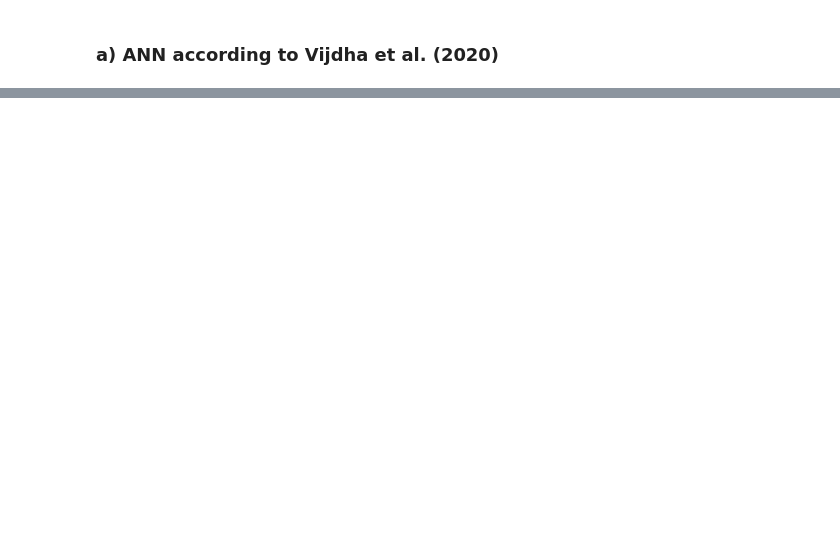
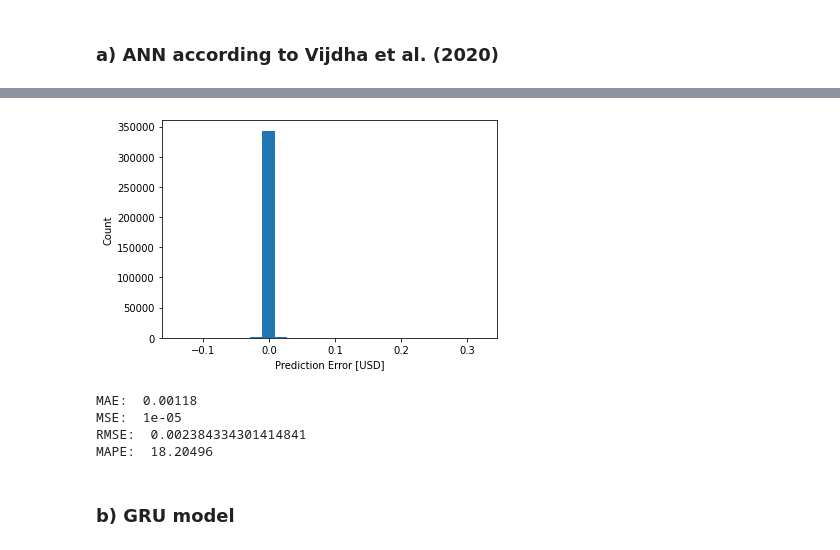
Before and after one commit to Sylvariane/Kaggle_cryptocurrencies_forecasting, a Jupyter notebook: P08_02_notebookmodelisation.ipynb, the cells around one changed output, grey strips where cells are left out. Cells and saved outputs as stored; diff of their text form; code cells hidden in the pictures; blank space fills up the shorter version.

```diff
--- a/P08_02_notebookmodelisation.ipynb
+++ b/P08_02_notebookmodelisation.ipynb
@@ -212,5 +285,7 @@ _ = plt.plot(lims, lims)
 # %%
-error = test_predictions - test_labels
+error = y_pred - y_test
 plt.hist(error, bins=25)
 plt.xlabel('Prediction Error [USD]')
 _ = plt.ylabel('Count')
+# %% [output]
+[figure, added]
@@ -218,0 +292,9 @@ regression_metrics(test_predictions, test_labels)
+# %%
+regression_metrics(y_pred, y_test)
+# %% [output]
+MAE:  0.00118
+MSE:  1e-05
+RMSE:  0.002384334301414841
+MAPE:  18.20496
+# %% [markdown]
+### b) GRU model
```
Also changed, not shown: parts of 46 cells of this notebook.
